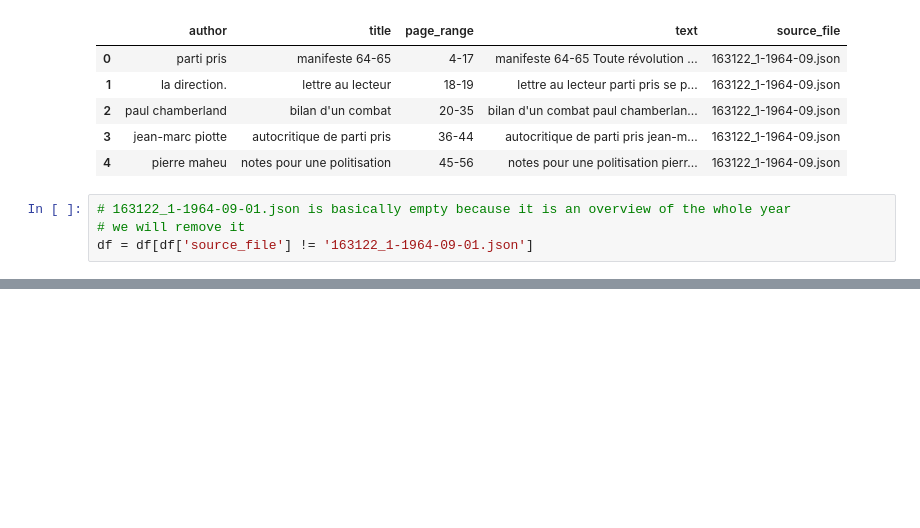
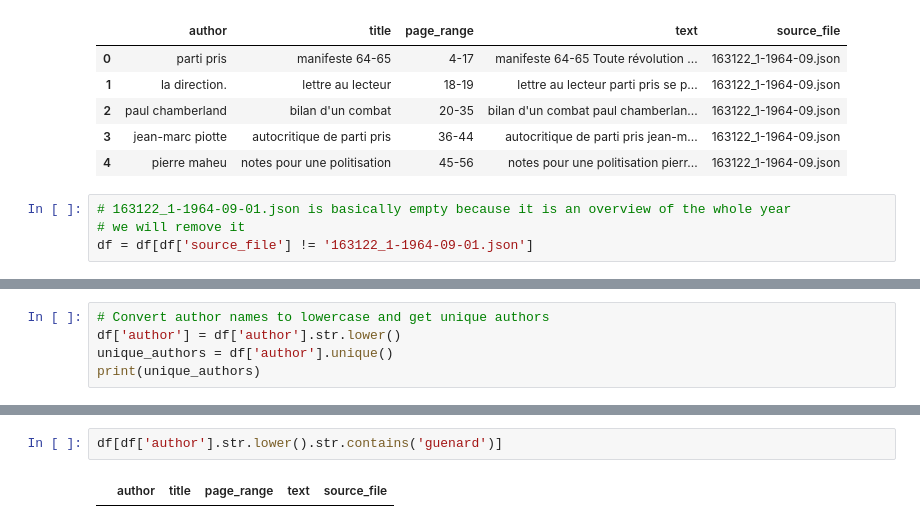
Before and after one commit to mervetekgurler/partipris, a Jupyter notebook: notebooks/text_preprocessing.ipynb, the cells around one changed output, grey strips where cells are left out. Cells and saved outputs as stored; diff of their text form; blank space fills up the shorter version.

```diff
--- a/notebooks/text_preprocessing.ipynb
+++ b/notebooks/text_preprocessing.ipynb
@@ -46,0 +74,5 @@ df[df['author'].str.lower().str.contains('berque')]
+# %%
+# Convert author names to lowercase and get unique authors
+df['author'] = df['author'].str.lower()
+unique_authors = df['author'].unique()
+print(unique_authors)
@@ -46,0 +116,4 @@ df[df['author'].str.lower().str.contains('berque')]
+# %%
+df[df['author'].str.lower().str.contains('guenard')]
+# %% [output]
+|  | author | title | page_range | text | source_file |
```
Also changed, not shown: parts of 8 cells of this notebook, 1 other file.
